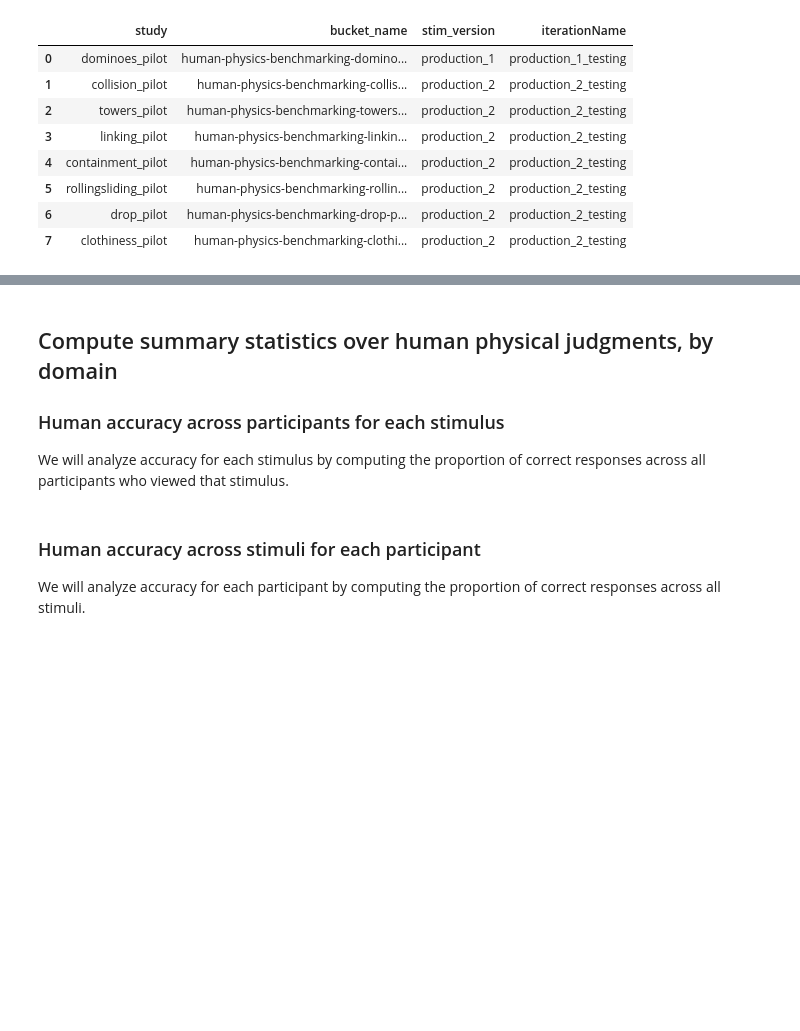
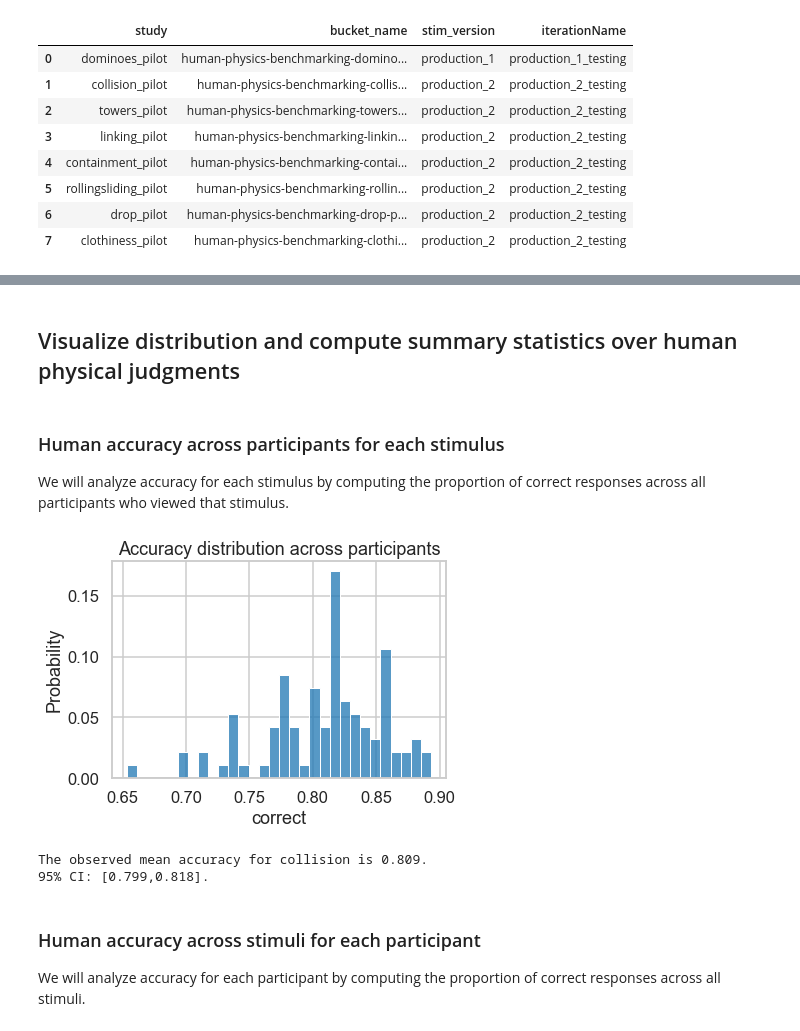
Before and after one commit to cogtoolslab/physics-benchmarking-neurips2021, a Jupyter notebook: analysis/analyze_human_model_behavior.ipynb, the cells around one changed output, grey strips where cells are left out. Cells and saved outputs as stored; diff of their text form; code cells hidden in the pictures; blank space fills up the shorter version.

```diff
--- a/analysis/analyze_human_model_behavior.ipynb
+++ b/analysis/analyze_human_model_behavior.ipynb
@@ -23,13 +21,9 @@ import os
 import sys
 import urllib, io
 
+sys.path.append('./analysis_helpers')
 from importlib import reload
-from utils import *
-
-os.getcwd()
-sys.path.append("..")
-sys.path.append("../utils")
-sys.path.append("../analysis/utils")
+from analysis_helpers import *
 
 import numpy as np
 import scipy.stats as stats
@@ -59,10 +53,8 @@ mpl.rcParams['pdf.fonttype'] = 42
 plt.style.use('seaborn-white')
 
 import seaborn as sns
-sns.set_context('talk')
-sns.set_style('darkgrid')
+
 %matplotlib inline
-
 import scipy.stats
 import random
 
@@ -79,7 +71,8 @@ warnings.filterwarnings("ignore", message="numpy.ufunc size changed")
 pd.set_option('display.max_columns', None)
 
 # seaborn plotting themes
-sns.set_style("white")
+sns.set_context('talk')
+sns.set_style("whitegrid")
 # %% [markdown]
 #### set up paths and directories
 # %%
@@ -145,6 +136,7 @@ assert len(resp_paths)==8
 ## load in example dataframe
 exp_ind = 0
 d = pd.read_csv(resp_paths[exp_ind])
+scenarioName = resp_paths[exp_ind].split('/')[-1].split('-')[1].split('_')[0]
 
 ## some utility vars
 colnames_with_variable_entries = [col for col in sorted(d.columns) if len(np.unique(d[col]))>1]
@@ -152,9 +144,10 @@ colnames_with_variable_entries = [col for col in sorted(d.columns) if len(np.uni
 colnames = ['gameID','trialNum','stim_ID','response','target_hit_zone_label','correct','choices','rt']
 
 ## subset dataframe by colnames of interest
-D = d[colnames]
+_D = d[colnames]
+_D = _D.assign(scenarioName = scenarioName)
 
 ## preprocess RTs (subtract 2500ms presentation time, log transform)
-D = D.assign(RT = D['rt'] - 2500)
-D = D.assign(logRT = np.log(D['RT']))
-D = D.drop(columns=['rt'],axis=1)
+_D = _D.assign(RT = _D['rt'] - 2500)
+_D = _D.assign(logRT = np.log(_D['RT']))
+_D = _D.drop(columns=['rt'],axis=1)
@@ -258,0 +165,3 @@ There are a total of 94 valid and complete sessions.
+# %%
+from analysis_helpers import *
+D = apply_exclusion_criteria(_D)
@@ -259,7 +177,12 @@ There are a total of 94 valid and complete sessions.
+# %% [markdown]
+## Visualize distribution and compute summary statistics over human physical judgments
 # %% [markdown]
-## Compute summary statistics over human physical judgments, by domain
 
 ### Human accuracy across participants for each stimulus
 We will analyze accuracy for each stimulus by computing the proportion of correct responses across all participants who viewed that stimulus.
 # %%
 Dacc = D.groupby('gameID').agg({'correct':np.mean})
+h = sns.histplot(data=Dacc, x='correct', bins=30, stat='probability')
+t = plt.title('Accuracy distribution across participants')
+# %% [output]
+[figure, added]
@@ -266,3 +196,12 @@ Dacc = D.groupby('gameID').agg({'correct':np.mean})
+# %%
+bootmeans = bootstrap_mean(Dacc, col='correct', nIter=1000)
+lb = np.percentile(bootmeans,2.5)
+ub = np.percentile(bootmeans,97.5)
+print('The observed mean accuracy for {} is {}.'.format(scenarioName, np.round(Dacc['correct'].mean(),3)))
+print('95% CI: [{},{}].'.format(lb.round(3),ub.round(3)))
+# %% [output]
+The observed mean accuracy for collision is 0.809.
+95% CI: [0.799,0.818].
 # %% [markdown]
 ### Human accuracy across stimuli for each participant
 We will analyze accuracy for each participant by computing the proportion of correct responses across all stimuli.
```
Also changed, not shown: parts of 18 cells of this notebook, 1 other file.
